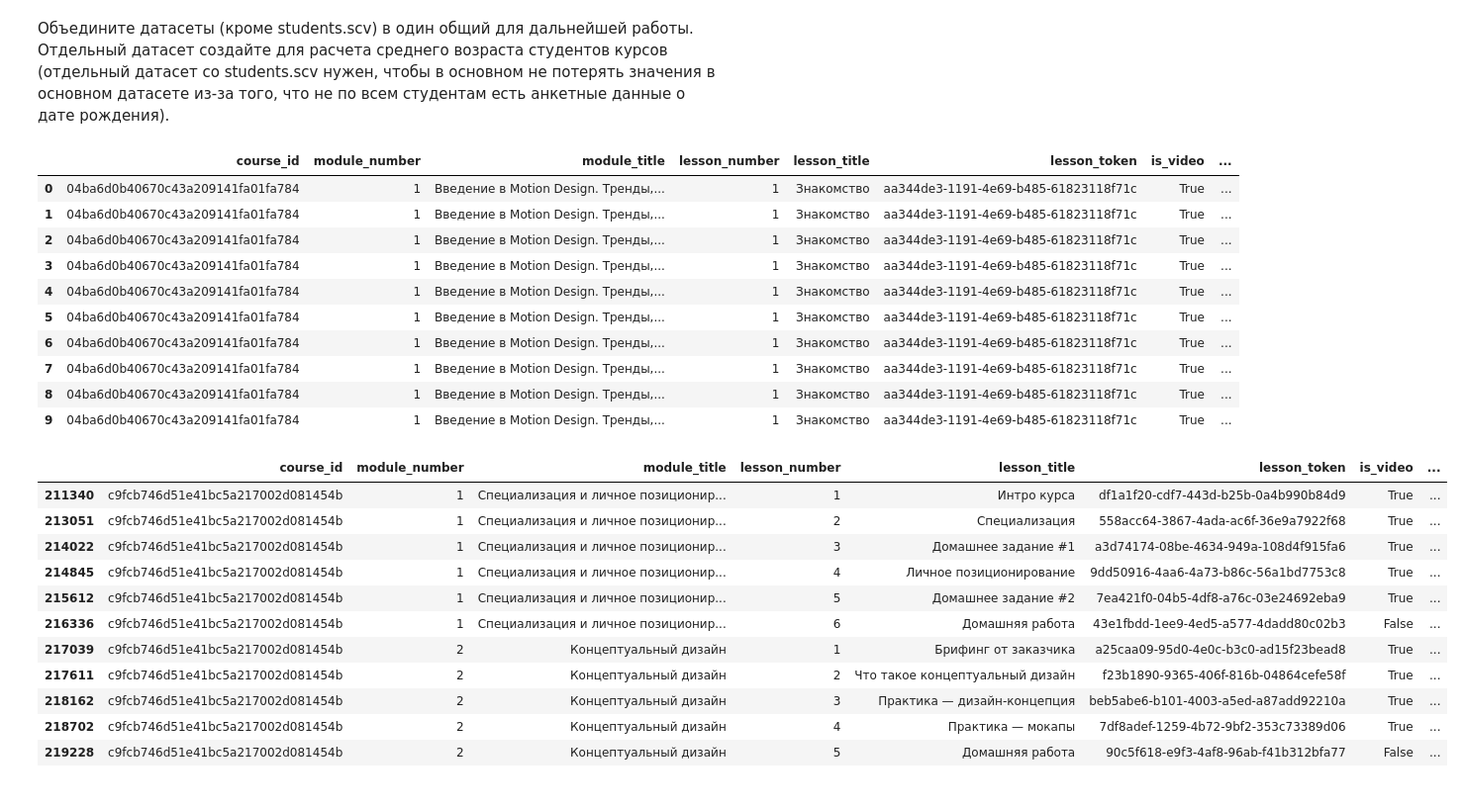
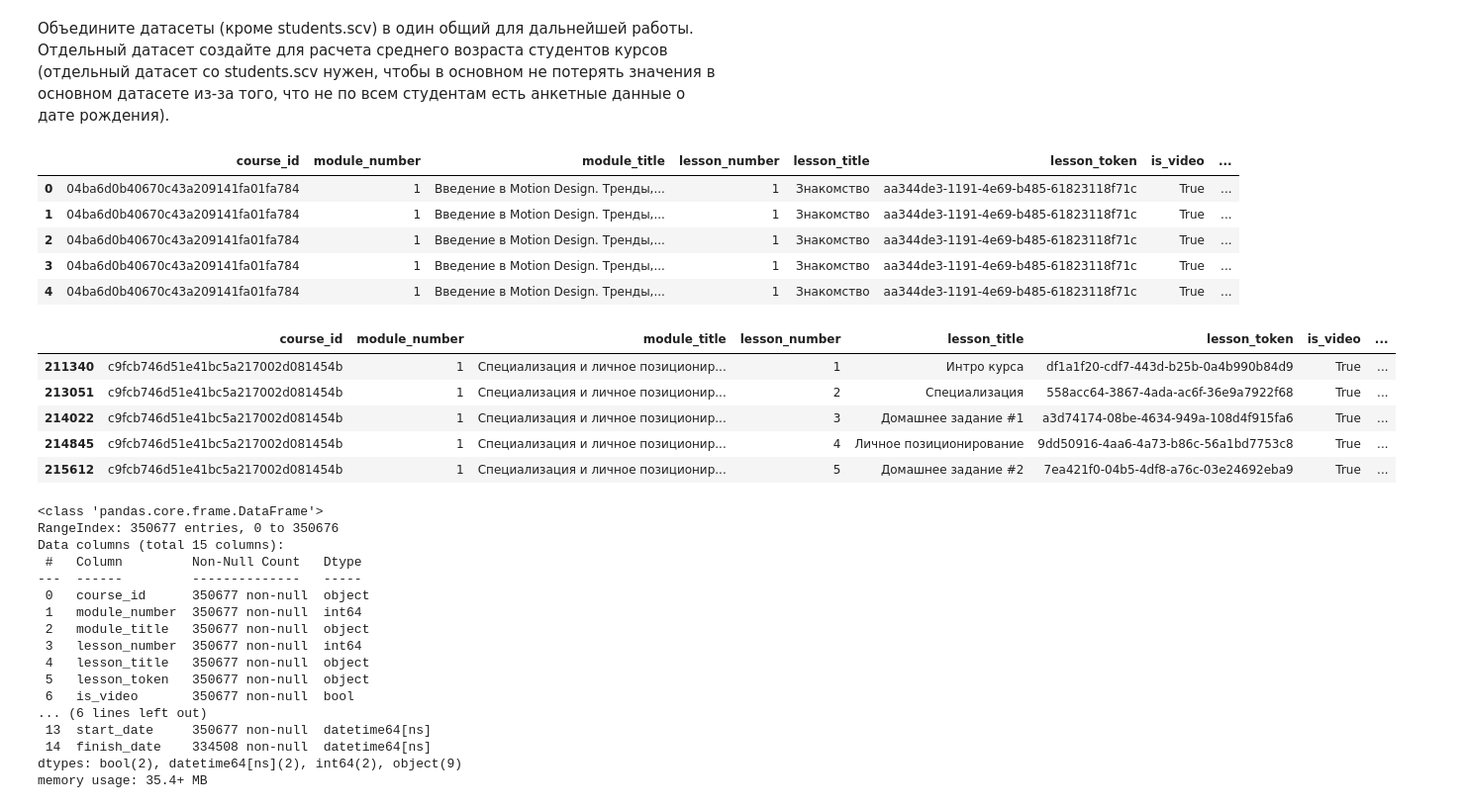
Before and after one commit to Belka1331/AnalyzingOnlineCourses, a Jupyter notebook: Untitled.ipynb, the cells around one changed output. Shown at 99% size. Drawn from its saved outputs; the diff is of its cells as text; code cells hidden in the pictures.

```diff
--- a/Untitled.ipynb
+++ b/Untitled.ipynb
@@ -105,7 +106,8 @@ dataset['finish_date'] = pd.to_datetime(
     dataset['finish_date'], format='ISO8601'
 )
 dataset['finish_date']=dataset['finish_date'].dt.floor('s').dt.tz_localize(None)
-dataset.head(10)
+dataset=dataset.astype({'is_homework':bool})
+dataset.head()
 # %% [output]
 |  | course_id | module_number | module_title | lesson_number | lesson_title | lesson_token | is_video | ... |
 | 0 | 04ba6d0b40670c43a209141fa01fa784 | 1 | Введение в Motion Design. Тренды,... | 1 | Знакомство | aa344de3-1191-4e69-b485-61823118f71c | True | ... |
@@ -113,25 +115,35 @@ dataset.head(10)
 | 2 | 04ba6d0b40670c43a209141fa01fa784 | 1 | Введение в Motion Design. Тренды,... | 1 | Знакомство | aa344de3-1191-4e69-b485-61823118f71c | True | ... |
 | 3 | 04ba6d0b40670c43a209141fa01fa784 | 1 | Введение в Motion Design. Тренды,... | 1 | Знакомство | aa344de3-1191-4e69-b485-61823118f71c | True | ... |
 | 4 | 04ba6d0b40670c43a209141fa01fa784 | 1 | Введение в Motion Design. Тренды,... | 1 | Знакомство | aa344de3-1191-4e69-b485-61823118f71c | True | ... |
-| 5 | 04ba6d0b40670c43a209141fa01fa784 | 1 | Введение в Motion Design. Тренды,... | 1 | Знакомство | aa344de3-1191-4e69-b485-61823118f71c | True | ... |
-| 6 | 04ba6d0b40670c43a209141fa01fa784 | 1 | Введение в Motion Design. Тренды,... | 1 | Знакомство | aa344de3-1191-4e69-b485-61823118f71c | True | ... |
-| 7 | 04ba6d0b40670c43a209141fa01fa784 | 1 | Введение в Motion Design. Тренды,... | 1 | Знакомство | aa344de3-1191-4e69-b485-61823118f71c | True | ... |
-| 8 | 04ba6d0b40670c43a209141fa01fa784 | 1 | Введение в Motion Design. Тренды,... | 1 | Знакомство | aa344de3-1191-4e69-b485-61823118f71c | True | ... |
-| 9 | 04ba6d0b40670c43a209141fa01fa784 | 1 | Введение в Motion Design. Тренды,... | 1 | Знакомство | aa344de3-1191-4e69-b485-61823118f71c | True | ... |
 # %%
 #проверим наш главный датасет, правильно ли мы соединили наши данные
-dataset[(dataset.student_id=='768c2987a744c51ce64a5993a2a94eaf') & (dataset.progress_id=='a387ab916f402cb3fbfffd29f68fd0ce')].sort_values(by=['module_number','lesson_number'])
+dataset[(dataset.student_id=='768c2987a744c51ce64a5993a2a94eaf') & (dataset.progress_id=='a387ab916f402cb3fbfffd29f68fd0ce')].sort_values(by=['module_number','lesson_number']).head()
 # %% [output]
 |  | course_id | module_number | module_title | lesson_number | lesson_title | lesson_token | is_video | ... |
 | 211340 | c9fcb746d51e41bc5a217002d081454b | 1 | Специализация и личное позиционир... | 1 | Интро курса | df1a1f20-cdf7-443d-b25b-0a4b990b84d9 | True | ... |
 | 213051 | c9fcb746d51e41bc5a217002d081454b | 1 | Специализация и личное позиционир... | 2 | Специализация | 558acc64-3867-4ada-ac6f-36e9a7922f68 | True | ... |
 | 214022 | c9fcb746d51e41bc5a217002d081454b | 1 | Специализация и личное позиционир... | 3 | Домашнее задание #1 | a3d74174-08be-4634-949a-108d4f915fa6 | True | ... |
 | 214845 | c9fcb746d51e41bc5a217002d081454b | 1 | Специализация и личное позиционир... | 4 | Личное позиционирование | 9dd50916-4aa6-4a73-b86c-56a1bd7753c8 | True | ... |
 | 215612 | c9fcb746d51e41bc5a217002d081454b | 1 | Специализация и личное позиционир... | 5 | Домашнее задание #2 | 7ea421f0-04b5-4df8-a76c-03e24692eba9 | True | ... |
-| 216336 | c9fcb746d51e41bc5a217002d081454b | 1 | Специализация и личное позиционир... | 6 | Домашняя работа | 43e1fbdd-1ee9-4ed5-a577-4dadd80c02b3 | False | ... |
-| 217039 | c9fcb746d51e41bc5a217002d081454b | 2 | Концептуальный дизайн | 1 | Брифинг от заказчика | a25caa09-95d0-4e0c-b3c0-ad15f23bead8 | True | ... |
-| 217611 | c9fcb746d51e41bc5a217002d081454b | 2 | Концептуальный дизайн | 2 | Что такое концептуальный дизайн | f23b1890-9365-406f-816b-04864cefe58f | True | ... |
-| 218162 | c9fcb746d51e41bc5a217002d081454b | 2 | Концептуальный дизайн | 3 | Практика — дизайн-концепция | beb5abe6-b101-4003-a5ed-a87add92210a | True | ... |
-| 218702 | c9fcb746d51e41bc5a217002d081454b | 2 | Концептуальный дизайн | 4 | Практика — мокапы | 7df8adef-1259-4b72-9bf2-353c73389d06 | True | ... |
-| 219228 | c9fcb746d51e41bc5a217002d081454b | 2 | Концептуальный дизайн | 5 | Домашняя работа | 90c5f618-e9f3-4af8-96ab-f41b312bfa77 | False | ... |
+# %%
+#выведем общую информацию о нашем dataset
+dataset.info()
+# %% [output]
+<class 'pandas.core.frame.DataFrame'>
+RangeIndex: 350677 entries, 0 to 350676
+Data columns (total 15 columns):
+ #   Column         Non-Null Count   Dtype
+---  ------         --------------   -----
+ 0   course_id      350677 non-null  object
+ 1   module_number  350677 non-null  int64
+ 2   module_title   350677 non-null  object
+ 3   lesson_number  350677 non-null  int64
+ 4   lesson_title   350677 non-null  object
+ 5   lesson_token   350677 non-null  object
+ 6   is_video       350677 non-null  bool
+... (6 lines left out)
+ 13  start_date     350677 non-null  datetime64[ns]
+ 14  finish_date    334508 non-null  datetime64[ns]
+dtypes: bool(2), datetime64[ns](2), int64(2), object(9)
+memory usage: 35.4+ MB
 # %%
```
Also changed, not shown: parts of 23 cells of this notebook.
